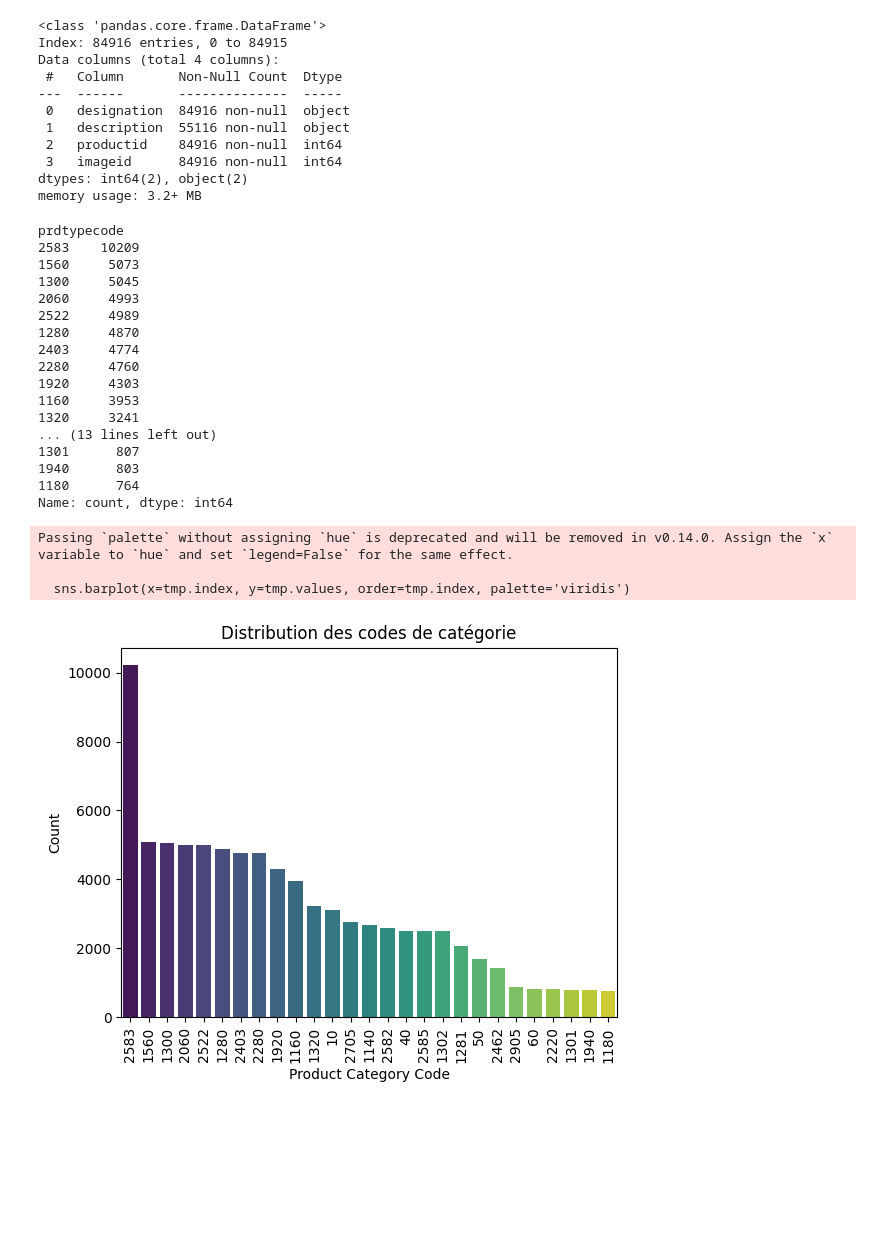
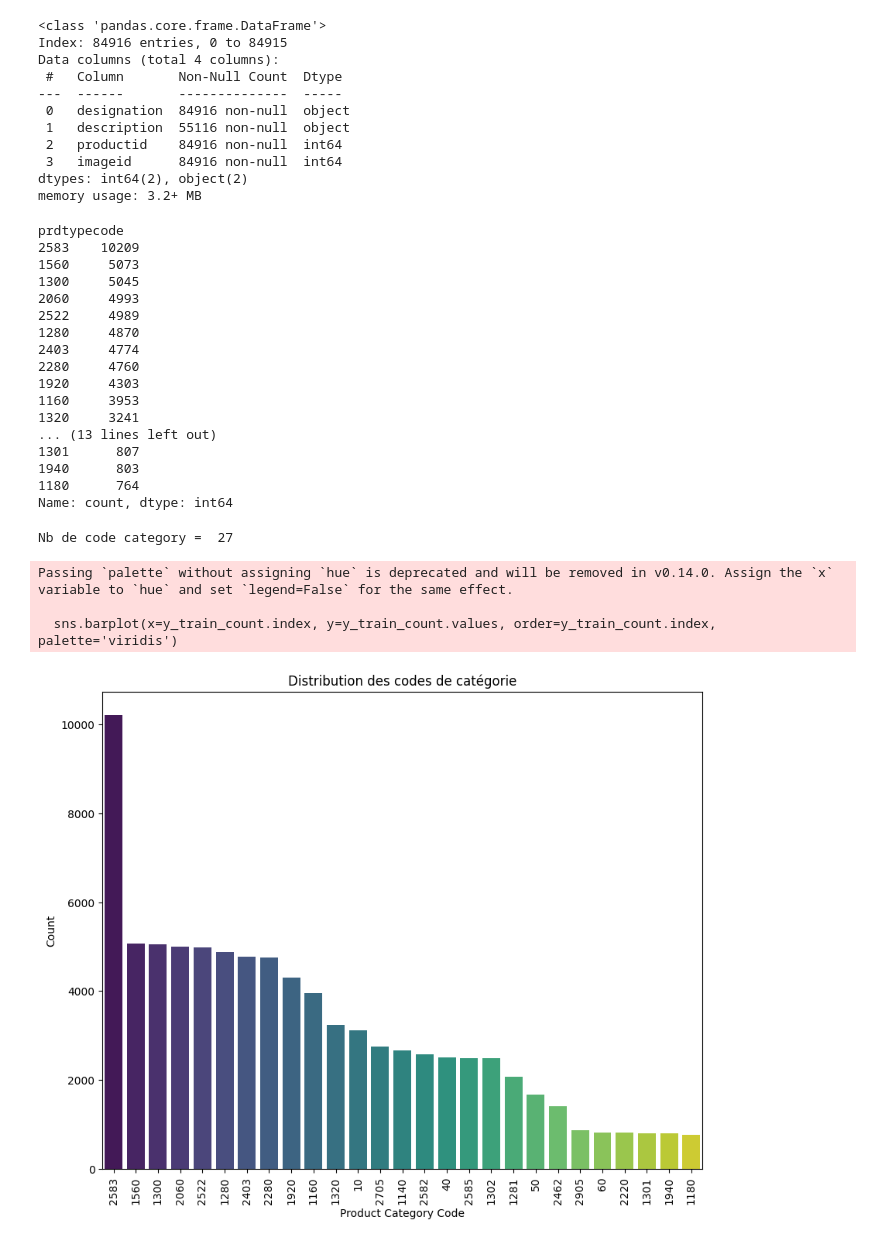
Before and after one commit to oisnard/ProjetFilRouge, a Jupyter notebook: Src/exploration.ipynb, the cells around one changed output. Cells and saved outputs as stored; diff of their text form; code cells hidden in the pictures; blank space fills up the shorter version.

```diff
--- a/Src/exploration.ipynb
+++ b/Src/exploration.ipynb
@@ -45,37 +45,40 @@ memory usage: 3.2+ MB
 import matplotlib.pyplot as plt
 import seaborn as sns
 
-tmp = y_train['prdtypecode'].value_counts().sort_values(ascending=False)
-display(tmp)
+y_train_count = y_train['prdtypecode'].value_counts().sort_values(ascending=False)
+display(y_train_count)
+print("Nb de code category = ", tmp.shape[0])
 #print(tmp.index)
 #print(tmp.values)
 #plt.bar(height=tmp, x=tmp.index, width=0.8)
 #plt.show()
-sns.barplot(x=tmp.index, y=tmp.values, order=tmp.index, palette='viridis')
+plt.figure(figsize=(10,8))
+sns.barplot(x=y_train_count.index, y=y_train_count.values, order=y_train_count.index, palette='viridis')
 plt.xticks(rotation=90)
 plt.xlabel("Product Category Code")
 plt.ylabel("Count")
 plt.title("Distribution des codes de catégorie")
 plt.show()
 # %% [output]
 prdtypecode
 2583    10209
 1560     5073
 1300     5045
 2060     4993
 2522     4989
 1280     4870
 2403     4774
 2280     4760
 1920     4303
 1160     3953
 1320     3241
 ... (13 lines left out)
 1301      807
 1940      803
 1180      764
 Name: count, dtype: int64
-Passing `palette` without assigning `hue` is deprecated and will be removed in v0.14.0. Assign the `x` variable to `hue` and set `legend=False` for the same effect.
-
-  sns.barplot(x=tmp.index, y=tmp.values, order=tmp.index, palette='viridis')
+Nb de code category =  27
+Passing `palette` without assigning `hue` is deprecated and will be removed in v0.14.0. Assign the `x` variable to `hue` and set `legend=False` for the same effect.
+
+  sns.barplot(x=y_train_count.index, y=y_train_count.values, order=y_train_count.index, palette='viridis')
-[figure, old version]
+[figure, new version]
```
Also changed, not shown: parts of 3 cells of this notebook.
